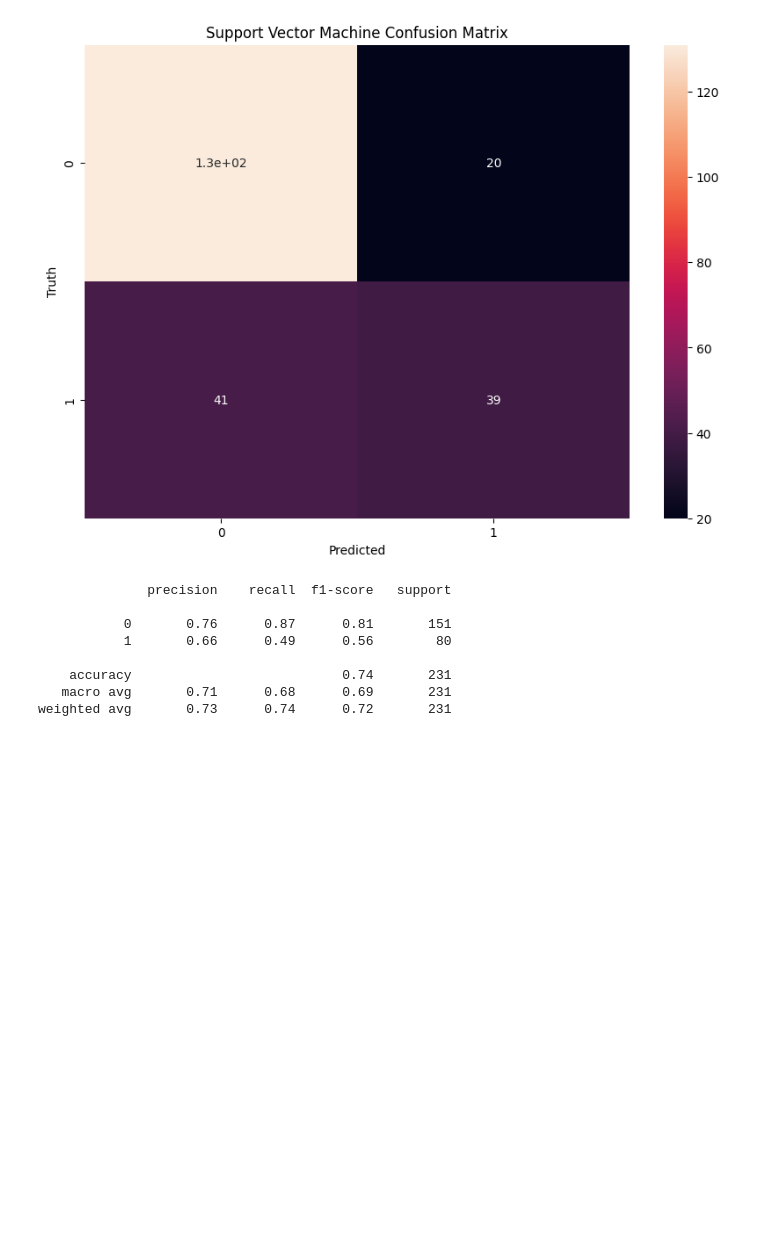
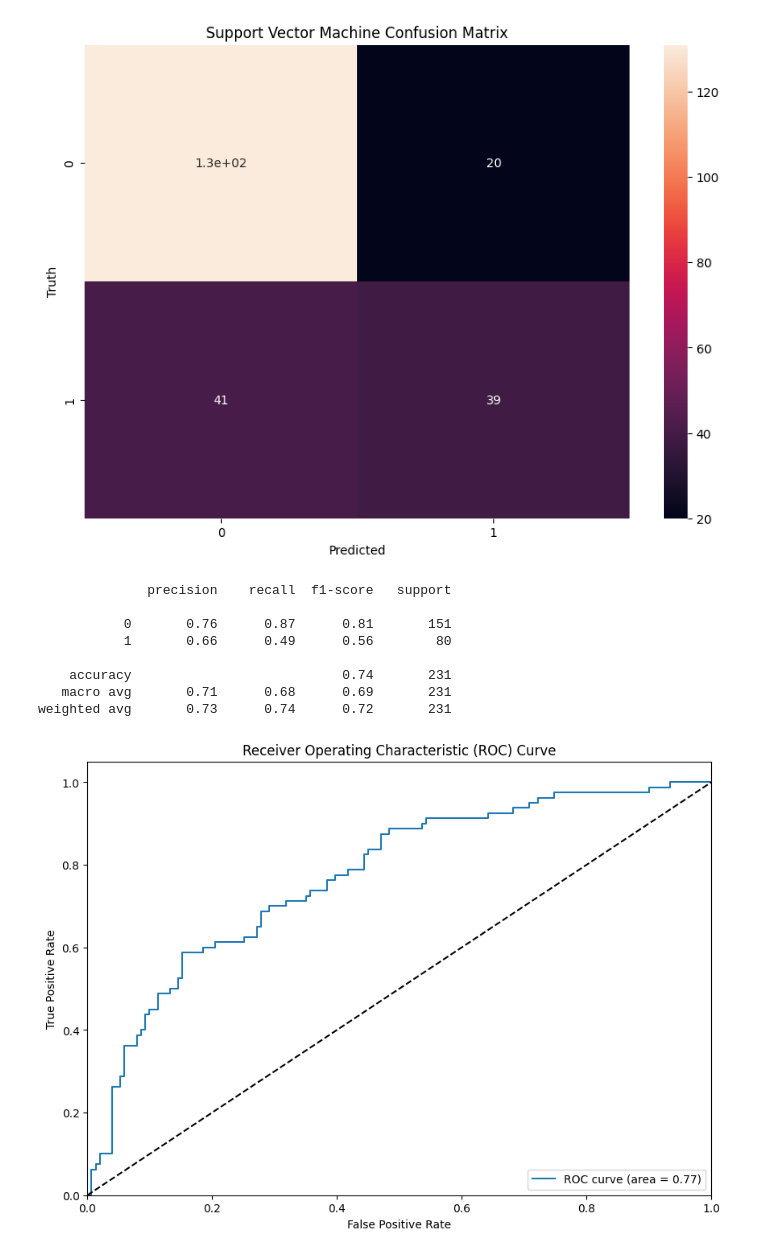
Before and after one commit to unworthyEnzyme/ml2, a Jupyter notebook: src/ml2/main.ipynb, the cells around one changed output. Saved outputs shown, nothing was run; the diff lists cells and outputs as text; code cells hidden in the pictures; blank space fills up the shorter version.

```diff
--- a/src/ml2/main.ipynb
+++ b/src/ml2/main.ipynb
@@ -116,6 +162,29 @@ print(metrics.classification_report(y_test, y_pred))
     accuracy                           0.74       231
    macro avg       0.71      0.68      0.69       231
 weighted avg       0.73      0.74      0.72       231
+# %%
+# get the predicted probabilities
+y_prob = model.predict_proba(X_test)[:, 1]  # get probabilities for the positive class
+
+# compute FPR, TPR, and thresholds
+fpr, tpr, thresholds = metrics.roc_curve(y_test, y_prob)
+
+# calculate the AUC (Area Under the Curve)
+roc_auc = metrics.roc_auc_score(y_test, y_prob)
+
+# plot the ROC curve
+plt.figure(figsize=(10, 7))
+plt.plot(fpr, tpr, label=f'ROC curve (area = {roc_auc:.2f})')
+plt.plot([0, 1], [0, 1], 'k--')  # diagonal line
+plt.xlim([0.0, 1.0])
+plt.ylim([0.0, 1.05])
+plt.xlabel('False Positive Rate')
+plt.ylabel('True Positive Rate')
+plt.title('Receiver Operating Characteristic (ROC) Curve')
+plt.legend(loc='lower right')
+plt.show()
+# %% [output]
+[figure, added]
 # %%
 # use multi-layer perceptron classifier
 from sklearn.neural_network import MLPClassifier
```
Also changed, not shown: parts of 5 cells of this notebook.
